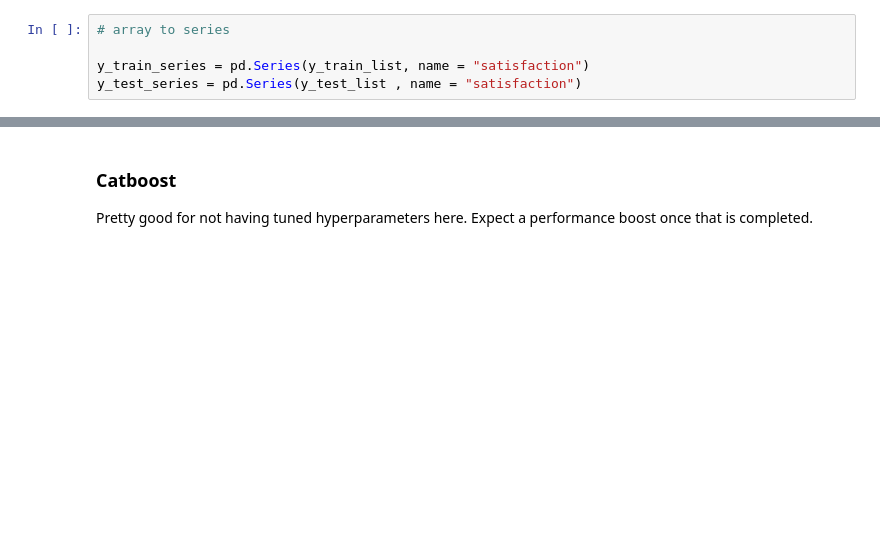
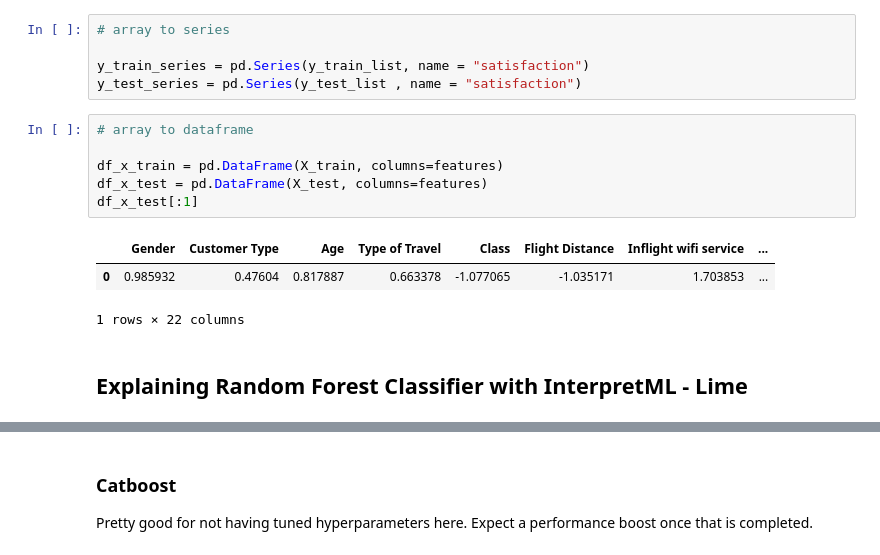
Before and after one commit to danielp3011/ai_lab, a Jupyter notebook: interpret=classification-predicting-customer-satisfaction2.ipynb, the cells around one changed output, grey strips where cells are left out. Saved outputs shown, nothing was run; the diff lists cells and outputs as text; blank space fills up the shorter version.

```diff
--- a/interpret=classification-predicting-customer-satisfaction2.ipynb
+++ b/interpret=classification-predicting-customer-satisfaction2.ipynb
@@ -308,6 +310,18 @@ y_test_list = [item for sublist in y_test for item in sublist]
 
 y_train_series = pd.Series(y_train_list, name = "satisfaction")
 y_test_series = pd.Series(y_test_list , name = "satisfaction")
+# %%
+# array to dataframe
+
+df_x_train = pd.DataFrame(X_train, columns=features)
+df_x_test = pd.DataFrame(X_test, columns=features)
+df_x_test[:1]
+# %% [output]
+|  | Gender | Customer Type | Age | Type of Travel | Class | Flight Distance | Inflight wifi service | ... |
+| 0 | 0.985932 | 0.47604 | 0.817887 | 0.663378 | -1.077065 | -1.035171 | 1.703853 | ... |
+1 rows × 22 columns
+# %% [markdown]
+## Explaining Random Forest Classifier with InterpretML - Lime
 # %%
 from interpret.blackbox import LimeTabular
 from interpret import show
```
Also changed, not shown: parts of 14 cells of this notebook.
